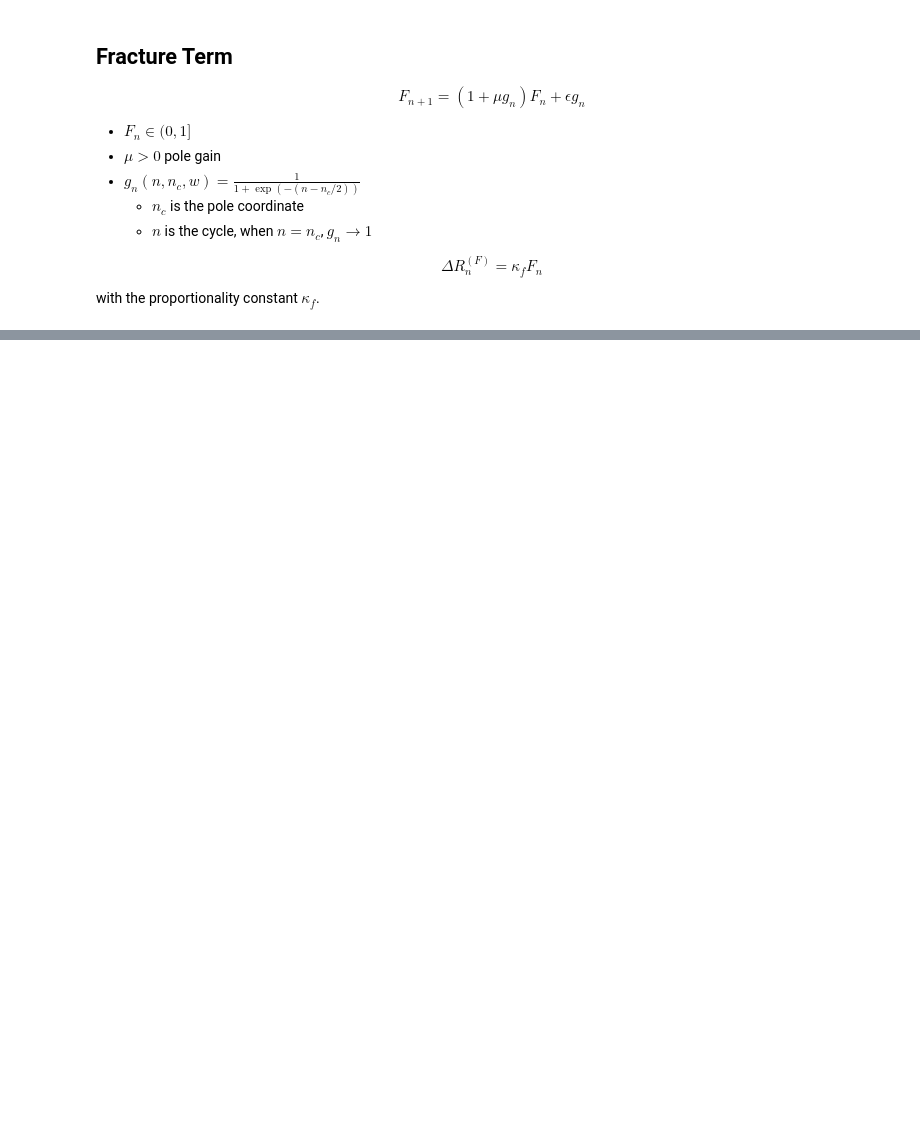
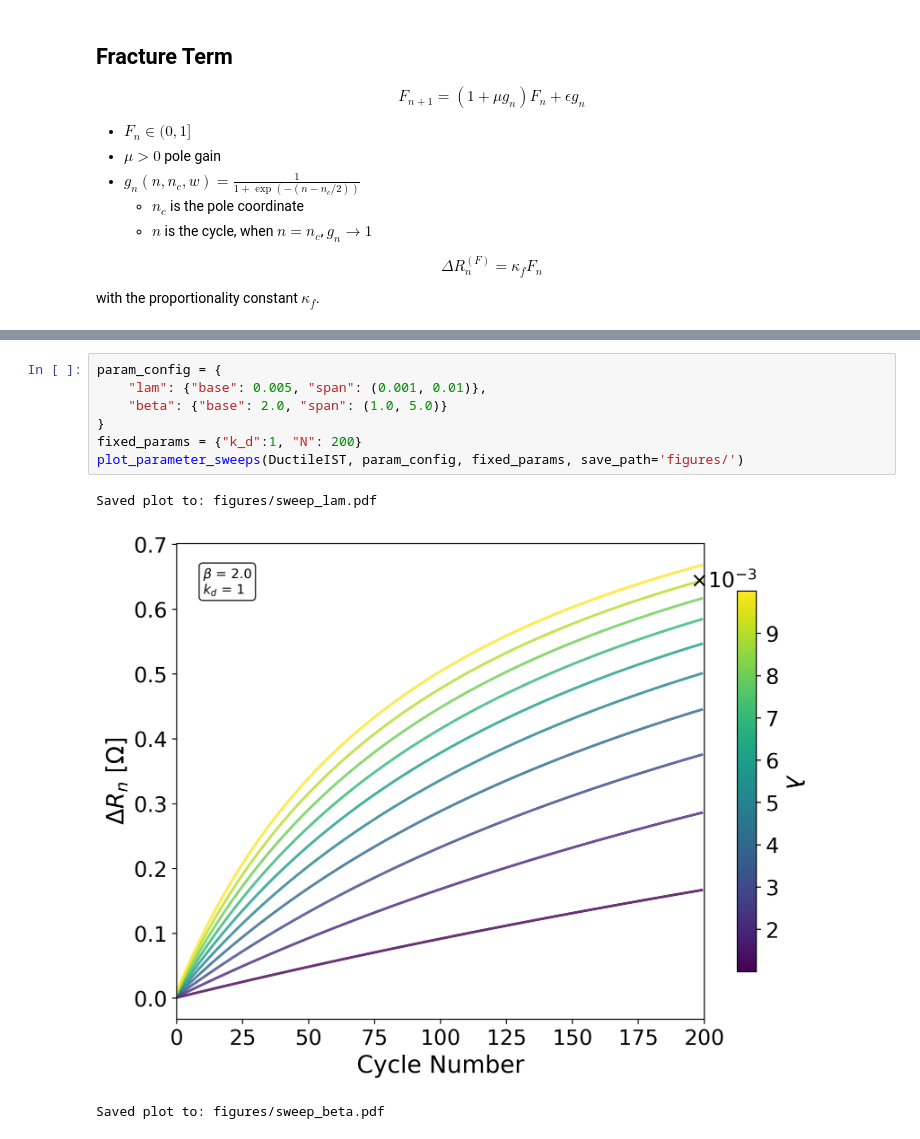
Before and after one commit to scipi1/proT, a Jupyter notebook: notebooks/nb_PINN_IST.ipynb, the cells around one changed output, grey strips where cells are left out. Saved outputs shown, nothing was run; the diff lists cells and outputs as text; blank space fills up the shorter version.

```diff
--- a/notebooks/nb_PINN_IST.ipynb
+++ b/notebooks/nb_PINN_IST.ipynb
@@ -445,0 +359,11 @@ plot_parameter_sweeps(FractureIST, param_config, fixed_params)
+# %%
+param_config = {
+    "lam": {"base": 0.005, "span": (0.001, 0.01)},
+    "beta": {"base": 2.0, "span": (1.0, 5.0)}
+}
+fixed_params = {"k_d":1, "N": 200}
+plot_parameter_sweeps(DuctileIST, param_config, fixed_params, save_path='figures/')
+# %% [output]
+Saved plot to: figures/sweep_lam.pdf
+[figure, added]
+Saved plot to: figures/sweep_beta.pdf
```
Also changed, not shown: parts of 7 cells of this notebook, 15 other files.
